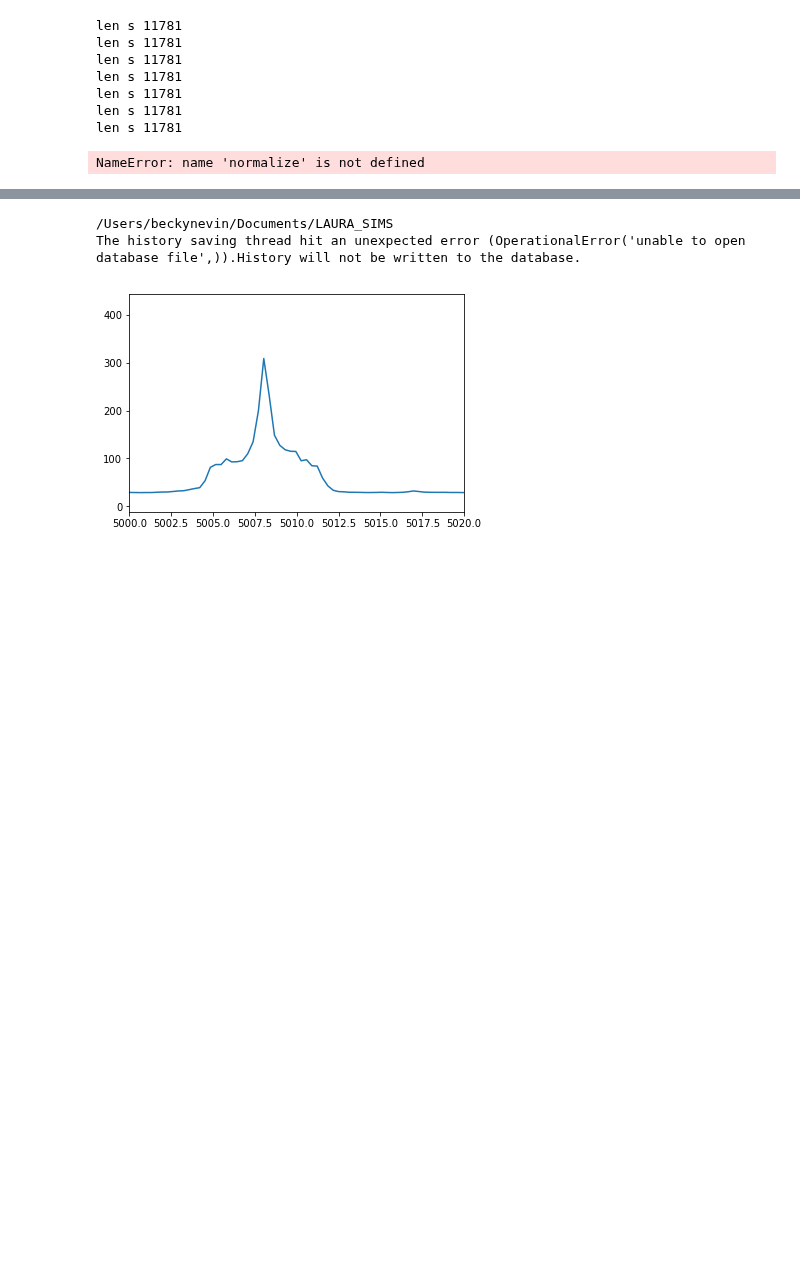
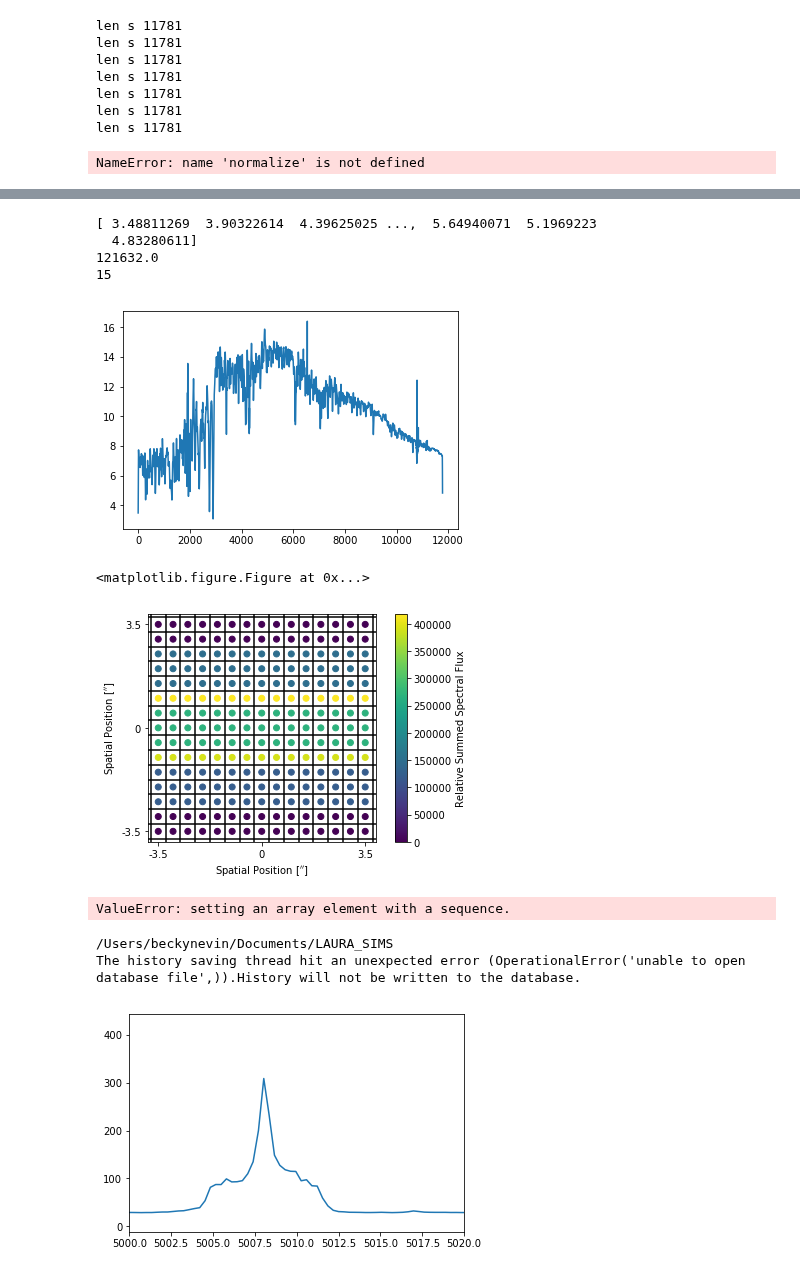
Before and after one commit to beckynevin/ppxf_MaNGA, a Jupyter notebook: Kin_class_summit.ipynb, the cells around one changed output, grey strips where cells are left out. Cells and saved outputs as stored; diff of their text form; code cells hidden in the pictures; blank space fills up the shorter version.

```diff
--- a/Kin_class_summit.ipynb
+++ b/Kin_class_summit.ipynb
@@ -440,3 +457,53 @@ array([ 1.77269053,  2.04226613,  2.29942799, ...,  4.10305738,
+# %%
+print((regrid_specs[30]))
+print((regrid_sum[30]))
+print(len(X))
+
+plt.plot(regrid_specs[30])
+plt.show()
+plt.clf()
+
+fig=plt.figure()
+ax1=fig.add_subplot(111,aspect='equal')
+im1=ax1.scatter(X, Y, c=regrid_sum)
+cbar1=plt.colorbar(im1,label='Relative Summed Spectral Flux')
+#plt.scatter(X, Y, color='black')
+
+#plt.xlim([0,300])
+#plt.ylim([0,300])
+
+for x in range(len(line_horiz)):
+    ax1.axhline(y=line_vert[x], color='black')
+    ax1.axvline(x=line_horiz[x], color='black')
+
+yticks=[-arc_to_pix(half_extent)+cen_y, cen_y, cen_y+arc_to_pix(half_extent)]
+ylabels=[-half_extent, 0, half_extent]
+ax1.set_yticks(yticks)
+ax1.set_yticklabels(ylabels)
+
+xticks=[-arc_to_pix(half_extent)+cen_x, cen_x, cen_x+arc_to_pix(half_extent)]
+xlabels=[-half_extent, 0, half_extent]
+ax1.set_xticks(xticks)
+ax1.set_xticklabels(xlabels)
+ax1.set_ylabel(r'Spatial Position [$^{\prime \prime}$]')
+ax1.set_xlabel(r'Spatial Position [$^{\prime \prime}$]')
+plt.tight_layout()
+
+
+#plt.colorbar()
+plt.show()
+
+plt.scatter(X,Y, c=np.sum(regrid_specs, axis=1))
+plt.show()
+# %% [output]
+[ 3.48811269  3.90322614  4.39625025 ...,  5.64940071  5.1969223
+  4.83280611]
+121632.0
+15
+[figure, added]
+<matplotlib.figure.Figure at 0x...>
+[figure, added]
+ValueError: setting an array element with a sequence.
 # %%
 
 def arc_to_pix(arc):
```
Also changed, not shown: parts of 3 cells of this notebook.
